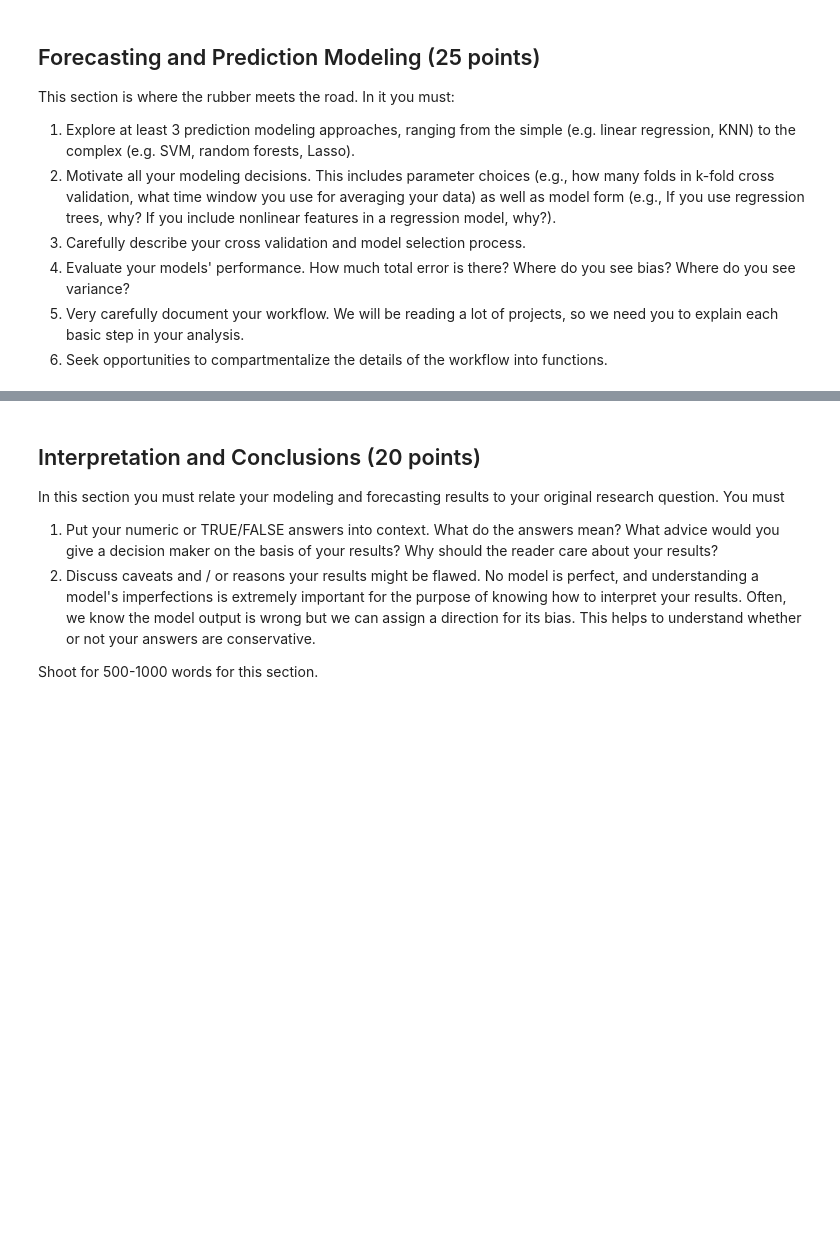
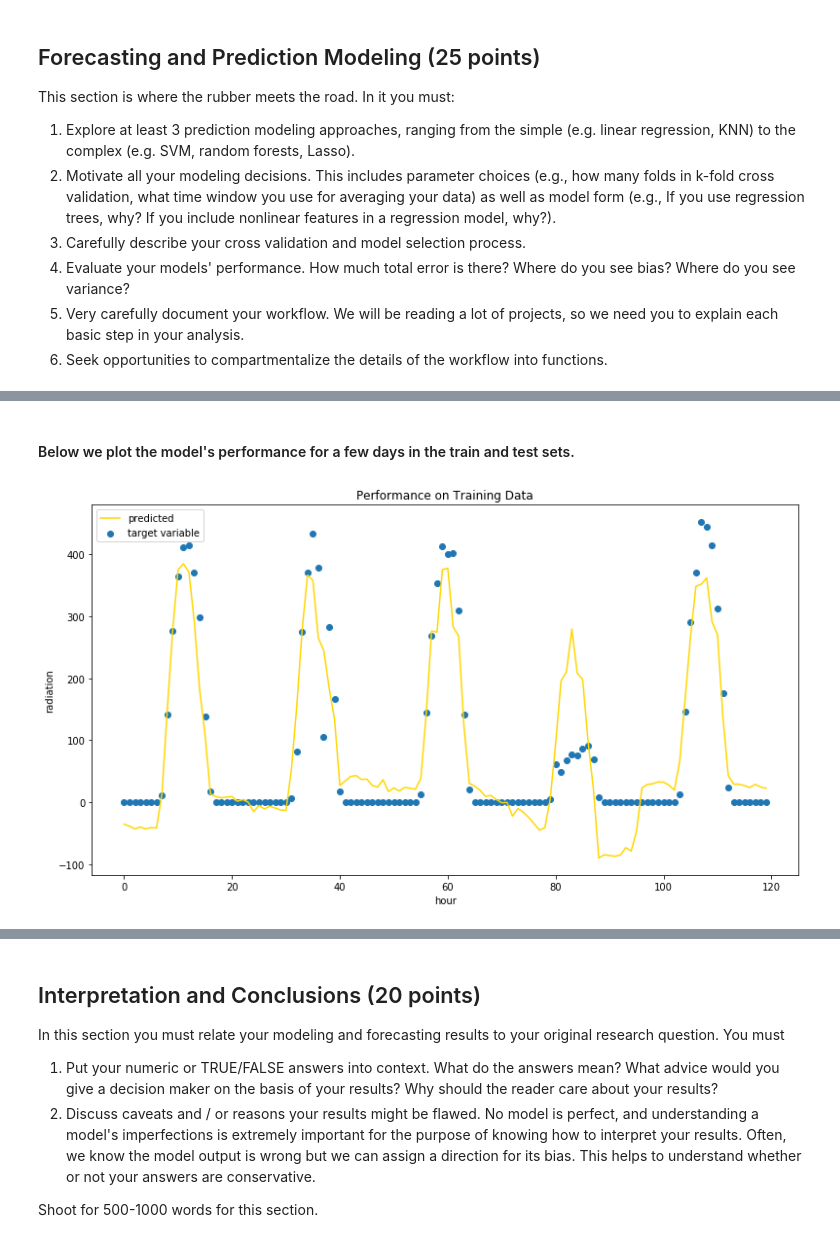
Before and after one commit to jackcsullivan/ER190C_final_proj, a Jupyter notebook: FinalProject.ipynb, the cells around one changed output, grey strips where cells are left out. Saved outputs shown, nothing was run; the diff lists cells and outputs as text; code cells hidden in the pictures; blank space fills up the shorter version.

```diff
--- a/FinalProject.ipynb
+++ b/FinalProject.ipynb
@@ -495,0 +498,6 @@ This section is where the rubber meets the road.  In it you must:
+# %%
+ewr = pd.read_csv('./data/merged/newark_merged.csv', index_col='Unnamed: 0')
+# Drop unneeded columns, as well as columns that are essentially the target variable transformed
+ewr = ewr.drop(columns=["precipAccumulation", "precipType", "windGust", "icon", "summary", "ETR (Wh/m^2)", "ETRN (Wh/m^2)", "Dir Mod (Wh/m^2)", "Dif Mod (Wh/m^2)", "Glo Mod Unc (%)", "Dir Mod Unc (%)", "Dif Mod Unc (%)"])
+# Drop rows with NA values
+ewr = ewr.dropna()
@@ -495,0 +509,16 @@ This section is where the rubber meets the road.  In it you must:
+# %%
+test_size = 0.2
+
+X = ewr.drop(columns=['Glo Mod (Wh/m^2)'])
+y = ewr['Glo Mod (Wh/m^2)']
+test_length = int(test_size*len(X))
+X_train, X_test, y_train, y_test = X.iloc[0:-1*test_length], X.iloc[-1*test_length:], y[0:-1*test_length], y[-1*test_length:]
+
+linear_model = LinearRegression()
+linear_model.fit(X_train, y_train)
+
+train_predicted = linear_model.predict(X_train)
+print('train error:', np.sqrt(mean_squared_error(train_predicted, y_train)))
+
+y_predict = linear_model.predict(X_test)
+print('test error:', np.sqrt(mean_squared_error(y_predict, y_test)))
@@ -495,0 +553,14 @@ This section is where the rubber meets the road.  In it you must:
+# %% [markdown]
+#### Below we plot the model's performance for a few days in the train and test sets.
+# %%
+plt.figure(figsize=(13, 7))
+data = y_train[0: 24*5]
+predicted = train_predicted[0:24*5]
+plt.scatter(range(len(data)), data, label='target variable');
+plt.plot(range(len(predicted)), predicted, color='gold', label='predicted')
+plt.xlabel('hour')
+plt.ylabel('radiation')
+plt.title('Performance on Training Data')
+plt.legend();
+# %% [output]
+[figure, added]
```
Also changed, not shown: parts of 42 cells of this notebook.
